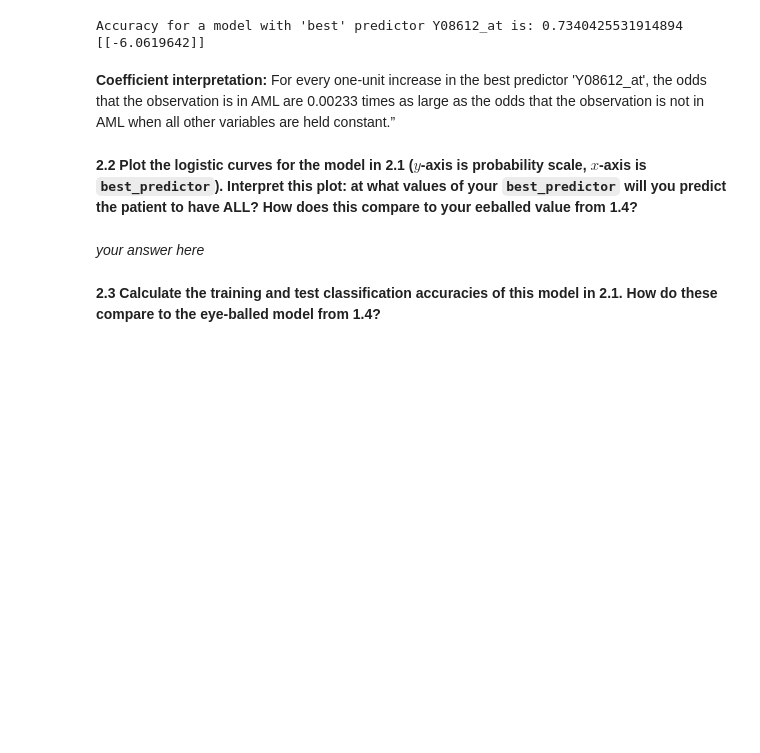
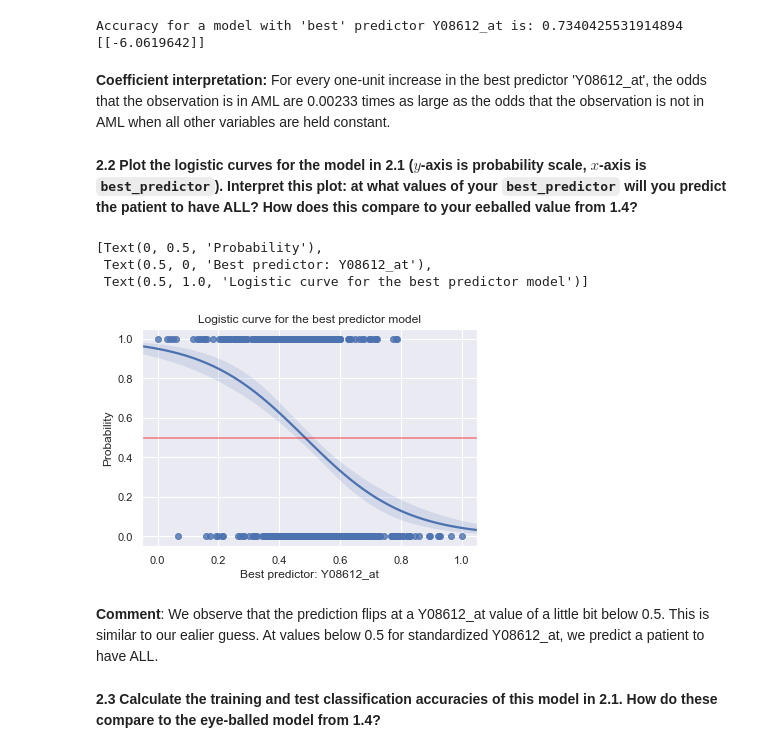
Before and after one commit to CreditPy/2021-s109a, a Jupyter notebook: cs_s109a_hw4/cs_s109a_hw4.ipynb, the cells around one changed output. Saved outputs shown, nothing was run; the diff lists cells and outputs as text; code cells hidden in the pictures; blank space fills up the shorter version.

```diff
--- a/cs_s109a_hw4/cs_s109a_hw4.ipynb
+++ b/cs_s109a_hw4/cs_s109a_hw4.ipynb
@@ -267,4 +268,4 @@ Accuracy for a model with 'best' predictor Y08612_at is: 0.7340425531914894
 # %% [markdown]
-**Coefficient interpretation:** For every one-unit increase in the best predictor 'Y08612_at', the odds that the observation is in AML are 0.00233 times as large as the odds that the observation is not in AML when all other variables are held constant.”
+**Coefficient interpretation:** For every one-unit increase in the best predictor 'Y08612_at', the odds that the observation is in AML are 0.00233 times as large as the odds that the observation is not in AML when all other variables are held constant.
 # %% [markdown]
 **2.2 Plot the logistic curves for the model in 2.1 ($y$-axis is probability scale, $x$-axis is `best_predictor`).  Interpret this plot: at what values of your `best_predictor` will you predict the patient to have ALL?  How does this compare to your eeballed value from 1.4?**
@@ -275,5 +272,16 @@ Accuracy for a model with 'best' predictor Y08612_at is: 0.7340425531914894
-# %% [markdown]
-*your answer here*
+# %%
+# seaborn provides a convenient method to plotting logistic curves
+sbplt = sns.regplot(x=X_train[best_predictor], y=y_train.values, logistic=True)
+# add a horizontal line at the cut-off point
+sbplt.axhline(0.5, c='red', alpha=0.5)
+sbplt.set(xlabel='Best predictor: ' + best_predictor, ylabel='Probability', title='Logistic curve for the best predictor model')
+# %% [output]
+[Text(0, 0.5, 'Probability'),
+ Text(0.5, 0, 'Best predictor: Y08612_at'),
+ Text(0.5, 1.0, 'Logistic curve for the best predictor model')]
+[figure, added]
+# %% [markdown]
+**Comment**: We observe that the prediction flips at a Y08612_at value of a little bit below 0.5. This is similar to our ealier guess. At values below 0.5 for standardized Y08612_at, we predict a patient to have ALL.
 # %% [markdown]
 **2.3 Calculate the training and test classification accuracies of this model in 2.1.  How do these compare to the eye-balled model from 1.4?**
 # %%
```
Also changed, not shown: parts of 3 cells of this notebook.
